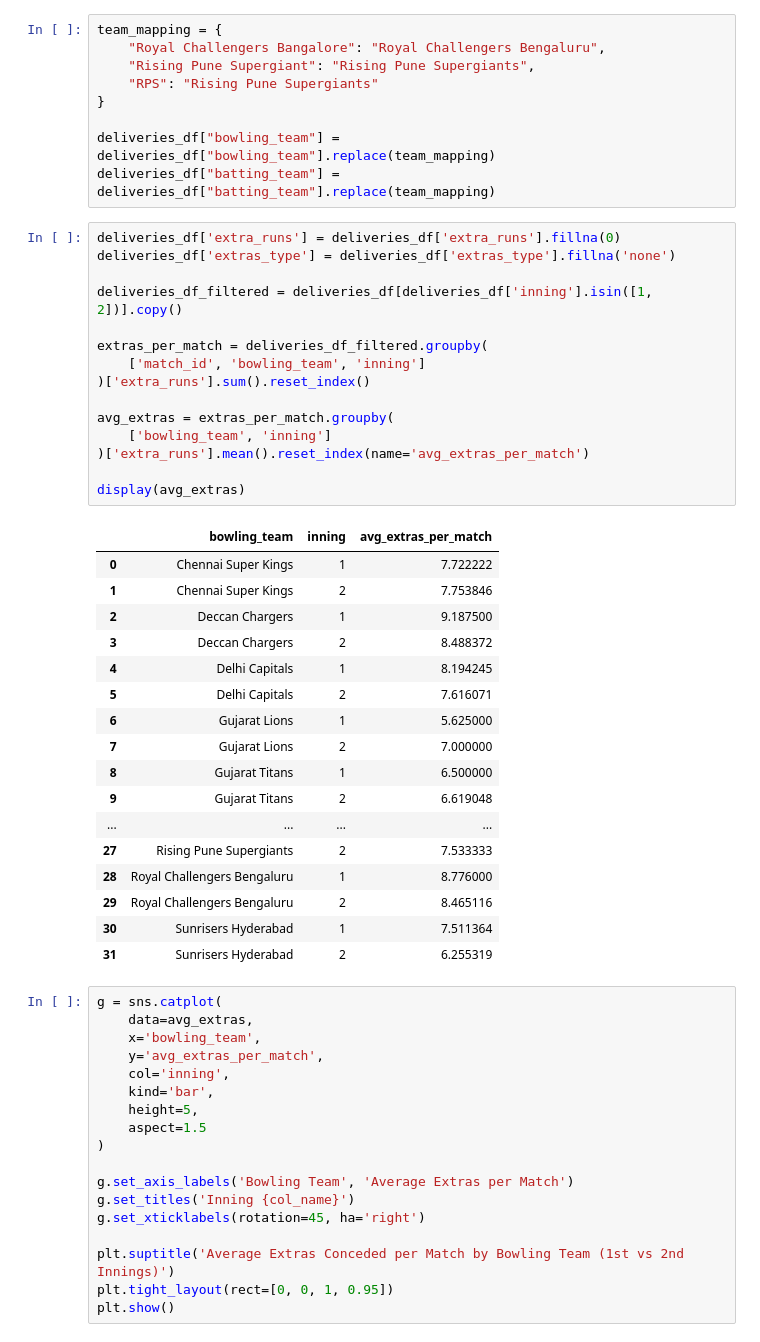
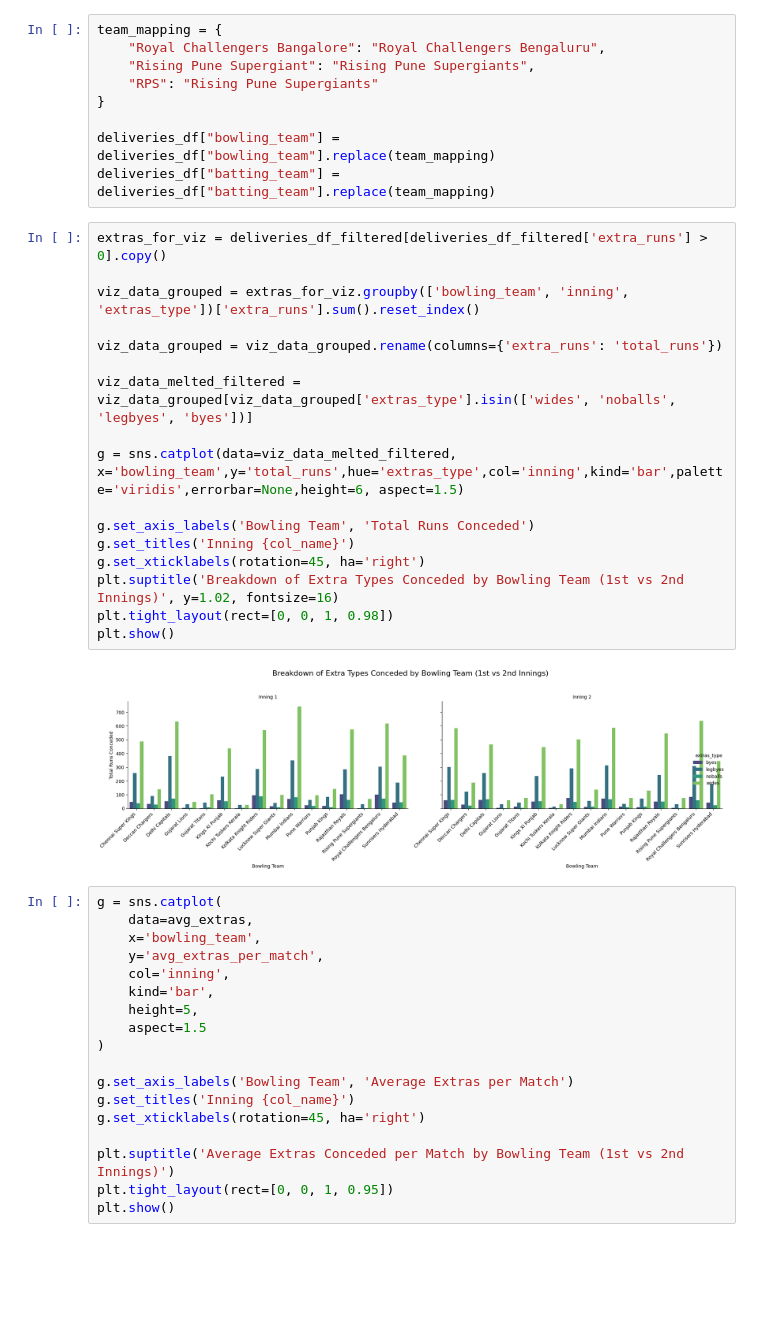
Before and after one commit to iiitl/EDA-IPL, a Jupyter notebook: notebooks/E7.ipynb, the cells around one changed output. Cells and saved outputs as stored; diff of their text form; blank space fills up the shorter version.

Commit message:
Made changes in chart

```diff
--- a/notebooks/E7.ipynb
+++ b/notebooks/E7.ipynb
@@ -21,39 +31,25 @@ team_mapping = {
 
 deliveries_df["bowling_team"] = deliveries_df["bowling_team"].replace(team_mapping)
 deliveries_df["batting_team"] = deliveries_df["batting_team"].replace(team_mapping)
-# %%
-deliveries_df['extra_runs'] = deliveries_df['extra_runs'].fillna(0)
-deliveries_df['extras_type'] = deliveries_df['extras_type'].fillna('none')
-
-deliveries_df_filtered = deliveries_df[deliveries_df['inning'].isin([1, 2])].copy()
-
-extras_per_match = deliveries_df_filtered.groupby(
-    ['match_id', 'bowling_team', 'inning']
-)['extra_runs'].sum().reset_index()
-
-avg_extras = extras_per_match.groupby(
-    ['bowling_team', 'inning']
-)['extra_runs'].mean().reset_index(name='avg_extras_per_match')
-
-display(avg_extras)
-# %% [output]
-|  | bowling_team | inning | avg_extras_per_match |
-| 0 | Chennai Super Kings | 1 | 7.722222 |
-| 1 | Chennai Super Kings | 2 | 7.753846 |
-| 2 | Deccan Chargers | 1 | 9.187500 |
-| 3 | Deccan Chargers | 2 | 8.488372 |
-| 4 | Delhi Capitals | 1 | 8.194245 |
-| 5 | Delhi Capitals | 2 | 7.616071 |
-| 6 | Gujarat Lions | 1 | 5.625000 |
-| 7 | Gujarat Lions | 2 | 7.000000 |
-| 8 | Gujarat Titans | 1 | 6.500000 |
-| 9 | Gujarat Titans | 2 | 6.619048 |
-| ... | ... | ... | ... |
-| 27 | Rising Pune Supergiants | 2 | 7.533333 |
-| 28 | Royal Challengers Bengaluru | 1 | 8.776000 |
-| 29 | Royal Challengers Bengaluru | 2 | 8.465116 |
-| 30 | Sunrisers Hyderabad | 1 | 7.511364 |
-| 31 | Sunrisers Hyderabad | 2 | 6.255319 |
+# %%
+extras_for_viz = deliveries_df_filtered[deliveries_df_filtered['extra_runs'] > 0].copy()
+
+viz_data_grouped = extras_for_viz.groupby(['bowling_team', 'inning', 'extras_type'])['extra_runs'].sum().reset_index()
+
+viz_data_grouped = viz_data_grouped.rename(columns={'extra_runs': 'total_runs'})
+
+viz_data_melted_filtered = viz_data_grouped[viz_data_grouped['extras_type'].isin(['wides', 'noballs', 'legbyes', 'byes'])]
+
+g = sns.catplot(data=viz_data_melted_filtered, x='bowling_team',y='total_runs',hue='extras_type',col='inning',kind='bar',palette='viridis',errorbar=None,height=6, aspect=1.5)
+
+g.set_axis_labels('Bowling Team', 'Total Runs Conceded')
+g.set_titles('Inning {col_name}')
+g.set_xticklabels(rotation=45, ha='right')
+plt.suptitle('Breakdown of Extra Types Conceded by Bowling Team (1st vs 2nd Innings)', y=1.02, fontsize=16)
+plt.tight_layout(rect=[0, 0, 1, 0.98])
+plt.show()
+# %% [output]
+[figure, added]
 # %%
 g = sns.catplot(
     data=avg_extras,
```
Also changed, not shown: parts of 1 cell of this notebook.
